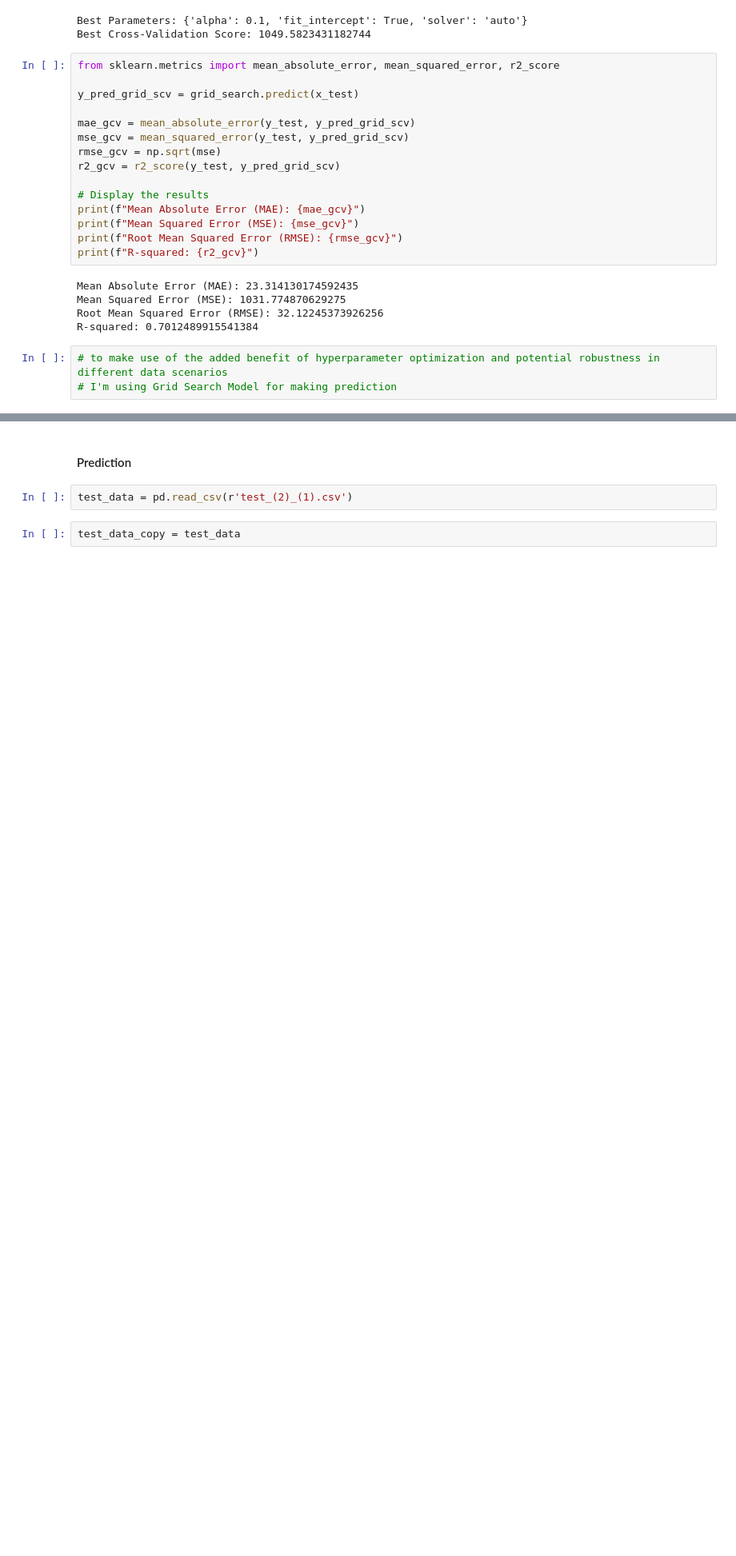
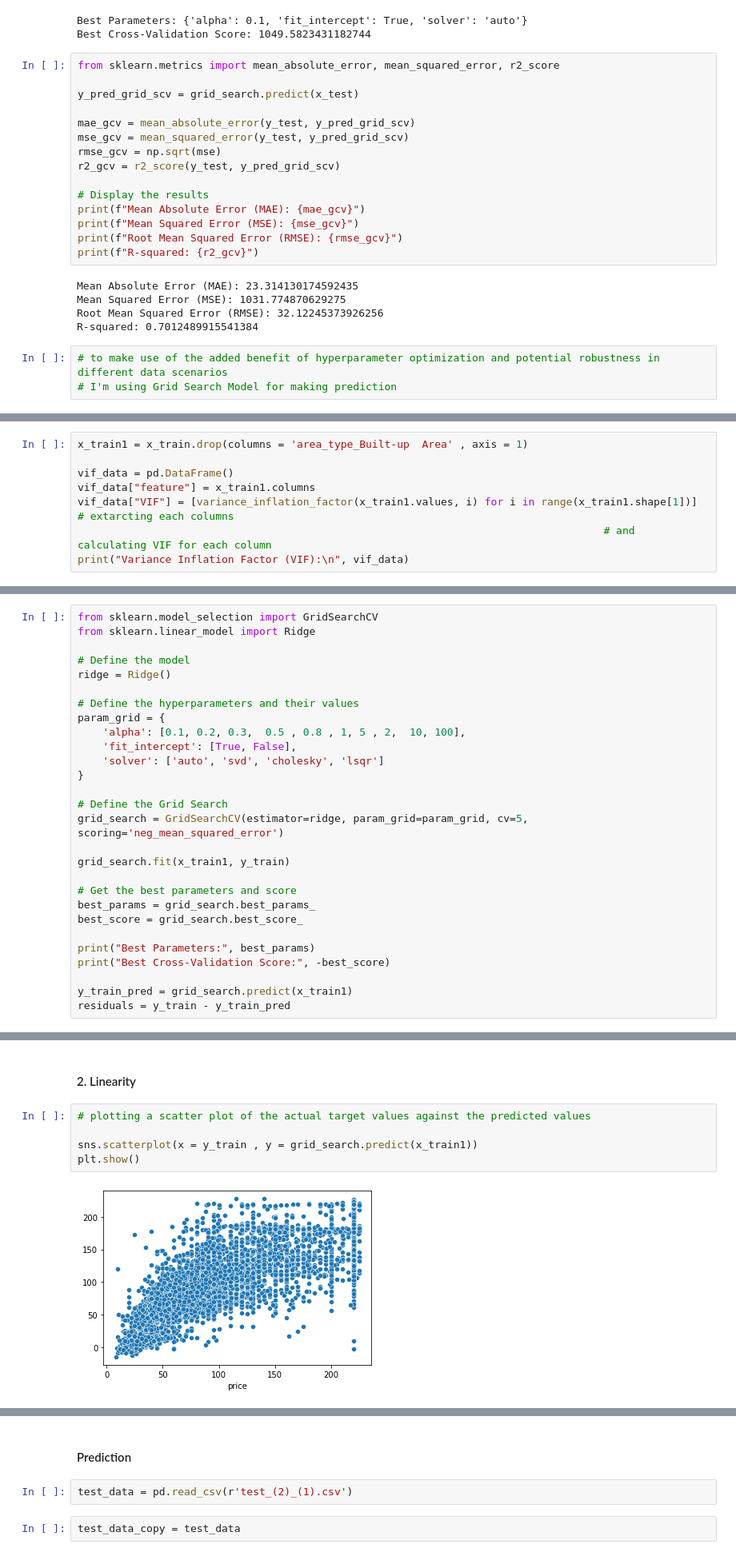
Before and after one commit to Yshaswini/Bangalore_houseprice_prediction, a Jupyter notebook: House_Prediction_LinearReg.ipynb, the cells around one changed output, grey strips where cells are left out. Shown at 80% size. Drawn from its saved outputs; the diff is of its cells as text; blank space fills up the shorter version.

```diff
--- a/House_Prediction_LinearReg.ipynb
+++ b/House_Prediction_LinearReg.ipynb
@@ -481,0 +516,8 @@ R-squared: 0.7012489915541384
+# %%
+x_train1 = x_train.drop(columns = 'area_type_Built-up  Area' , axis = 1)
+
+vif_data = pd.DataFrame()
+vif_data["feature"] = x_train1.columns
+vif_data["VIF"] = [variance_inflation_factor(x_train1.values, i) for i in range(x_train1.shape[1])]  # extarcting each columns
+                                                                                    # and calculating VIF for each column
+print("Variance Inflation Factor (VIF):\n", vif_data)
@@ -481,0 +537,28 @@ R-squared: 0.7012489915541384
+# %%
+from sklearn.model_selection import GridSearchCV
+from sklearn.linear_model import Ridge
+
+# Define the model
+ridge = Ridge()
+
+# Define the hyperparameters and their values
+param_grid = {
+    'alpha': [0.1, 0.2, 0.3,  0.5 , 0.8 , 1, 5 , 2,  10, 100],
+    'fit_intercept': [True, False],
+    'solver': ['auto', 'svd', 'cholesky', 'lsqr']
+}
+
+# Define the Grid Search
+grid_search = GridSearchCV(estimator=ridge, param_grid=param_grid, cv=5, scoring='neg_mean_squared_error')
+
+grid_search.fit(x_train1, y_train)
+
+# Get the best parameters and score
+best_params = grid_search.best_params_
+best_score = grid_search.best_score_
+
+print("Best Parameters:", best_params)
+print("Best Cross-Validation Score:", -best_score)
+
+y_train_pred = grid_search.predict(x_train1)
+residuals = y_train - y_train_pred
@@ -481,0 +568,9 @@ R-squared: 0.7012489915541384
+# %% [markdown]
+#### 2. Linearity
+# %%
+# plotting a scatter plot of the actual target values against the predicted values
+
+sns.scatterplot(x = y_train , y = grid_search.predict(x_train1))
+plt.show()
+# %% [output]
+[figure, added]
```
Also changed, not shown: parts of 20 cells of this notebook.
